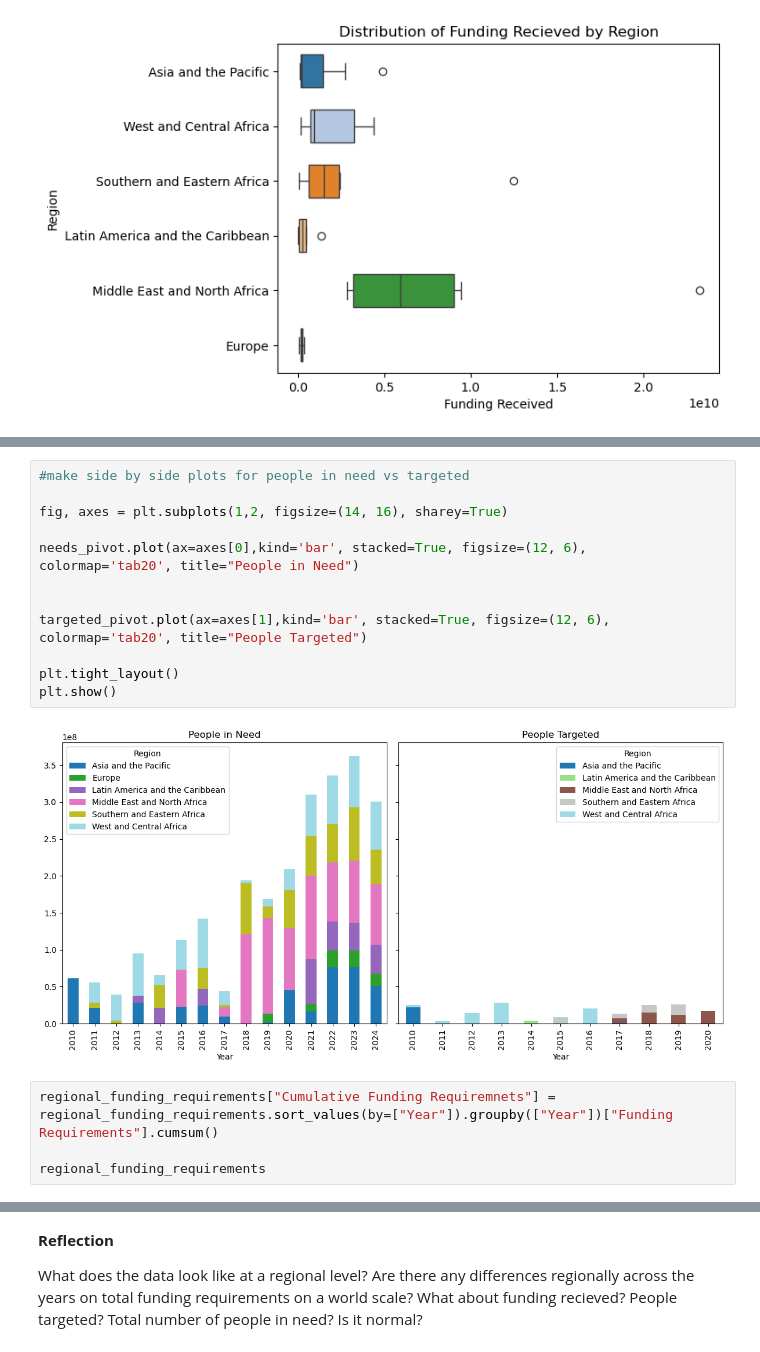
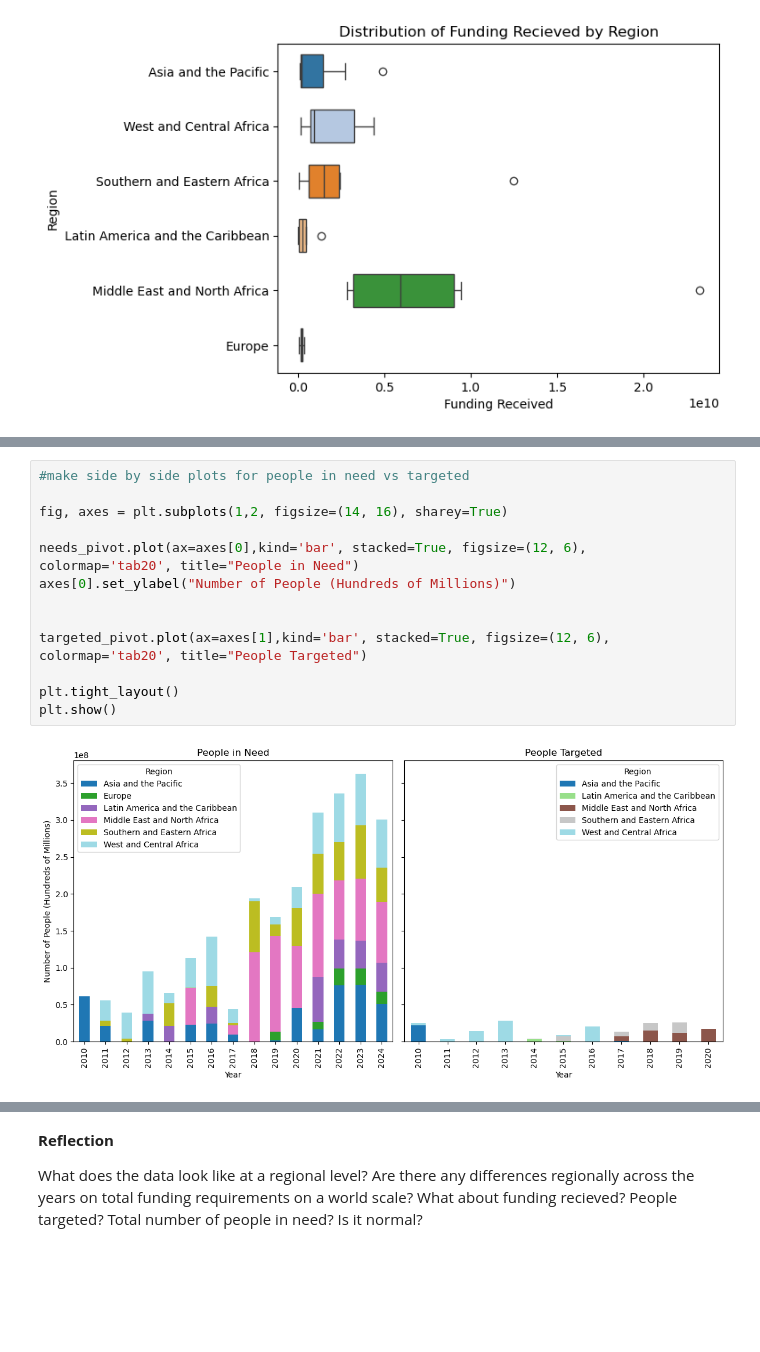
Before and after one commit to Zyjones/Crisis---Humanitarian-Needs-EDA, a Jupyter notebook: Notebooks/EDA/HachemingC_EDA.ipynb, the cells around one changed output, grey strips where cells are left out. Cells and saved outputs as stored; diff of their text form; blank space fills up the shorter version.

```diff
--- a/Notebooks/EDA/HachemingC_EDA.ipynb
+++ b/Notebooks/EDA/HachemingC_EDA.ipynb
@@ -601,18 +627,15 @@ plt.show()
 # %%
 #make side by side plots for people in need vs targeted
 
 fig, axes = plt.subplots(1,2, figsize=(14, 16), sharey=True)
 
 needs_pivot.plot(ax=axes[0],kind='bar', stacked=True, figsize=(12, 6), colormap='tab20', title="People in Need")
+axes[0].set_ylabel("Number of People (Hundreds of Millions)")
 
 
 targeted_pivot.plot(ax=axes[1],kind='bar', stacked=True, figsize=(12, 6), colormap='tab20', title="People Targeted")
 
 plt.tight_layout()
 plt.show()
 # %% [output]
-[figure, old version]
+[figure, new version]
-# %%
-regional_funding_requirements["Cumulative Funding Requiremnets"] = regional_funding_requirements.sort_values(by=["Year"]).groupby(["Year"])["Funding Requirements"].cumsum()
-
-regional_funding_requirements
```
Also changed, not shown: parts of 21 cells of this notebook.
